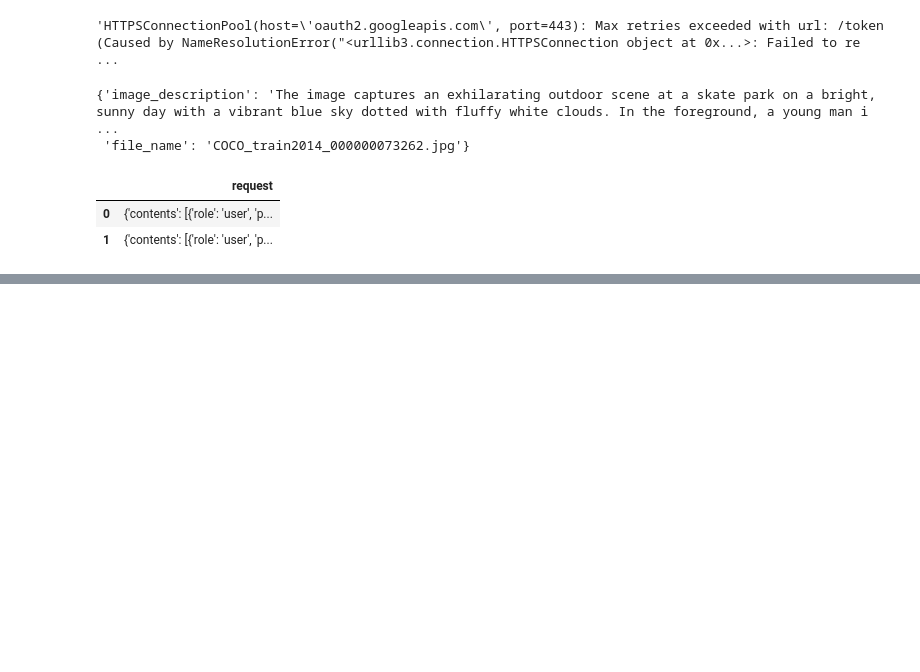
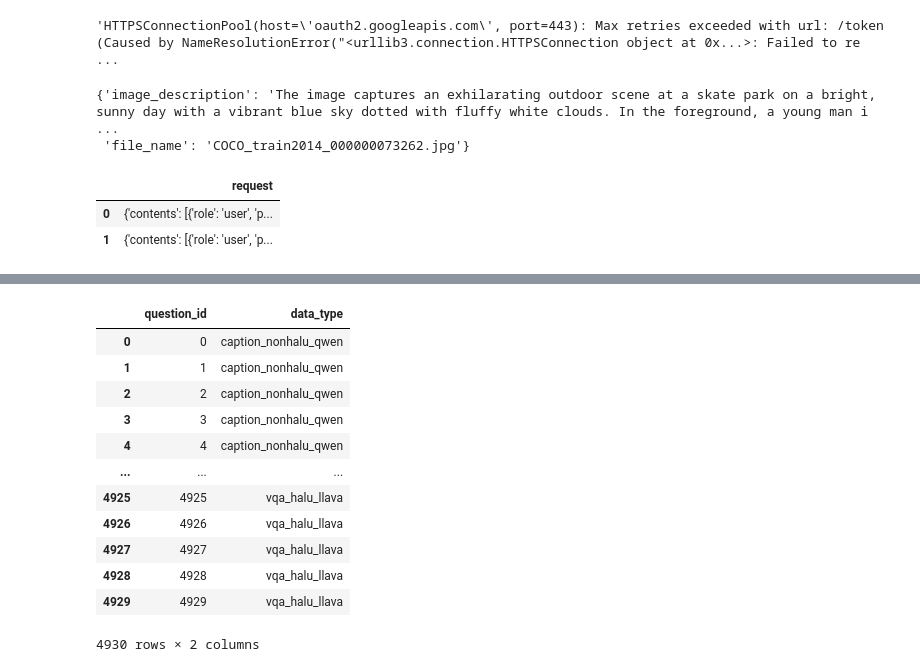
Before and after one commit to sri-harsha-jaladi/vision_hallucination, a Jupyter notebook: helper_nbs/gemini_img_des.ipynb, the cells around one changed output, grey strips where cells are left out. Saved outputs shown, nothing was run; the diff lists cells and outputs as text; code cells hidden in the pictures; blank space fills up the shorter version.

```diff
--- a/helper_nbs/gemini_img_des.ipynb
+++ b/helper_nbs/gemini_img_des.ipynb
@@ -507,0 +536,20 @@ Labels: `{labels}`
+# %%
+own_df_ul = pd.read_csv("/Data2/Arun-UAV/NLP/vision_halu/our_proposed_dataset_2/all_models_generated/combined_qa_dataset_5k.csv")
+# %%
+own_df_ul = own_df_ul[["question_id", "data_type"]]
+# %%
+own_df_ul
+# %% [output]
+|  | question_id | data_type |
+| 0 | 0 | caption_nonhalu_qwen |
+| 1 | 1 | caption_nonhalu_qwen |
+| 2 | 2 | caption_nonhalu_qwen |
+| 3 | 3 | caption_nonhalu_qwen |
+| 4 | 4 | caption_nonhalu_qwen |
+| ... | ... | ... |
+| 4925 | 4925 | vqa_halu_llava |
+| 4926 | 4926 | vqa_halu_llava |
+| 4927 | 4927 | vqa_halu_llava |
+| 4928 | 4928 | vqa_halu_llava |
+| 4929 | 4929 | vqa_halu_llava |
+4930 rows × 2 columns
```
Also changed, not shown: parts of 11 cells of this notebook, 6 other files.
